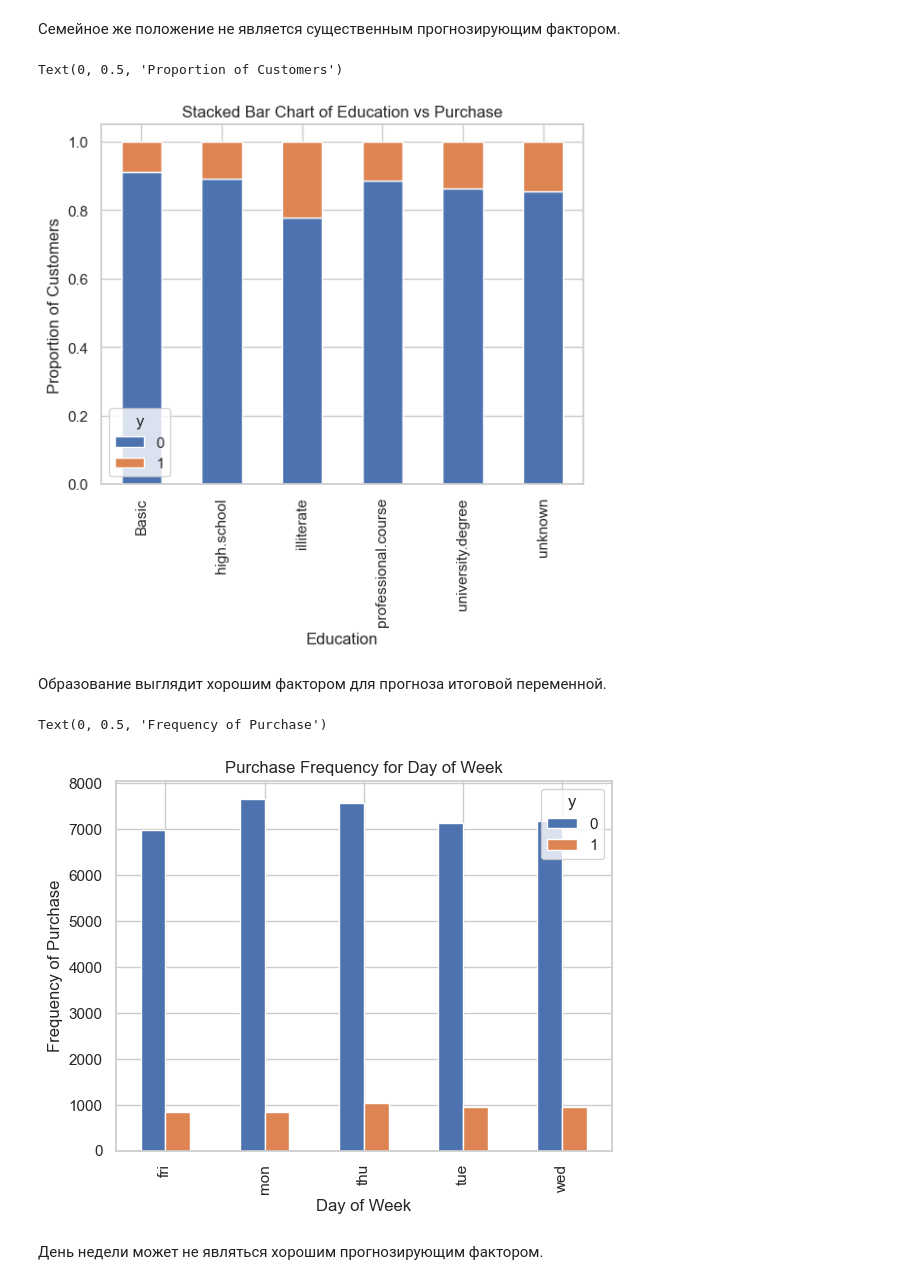
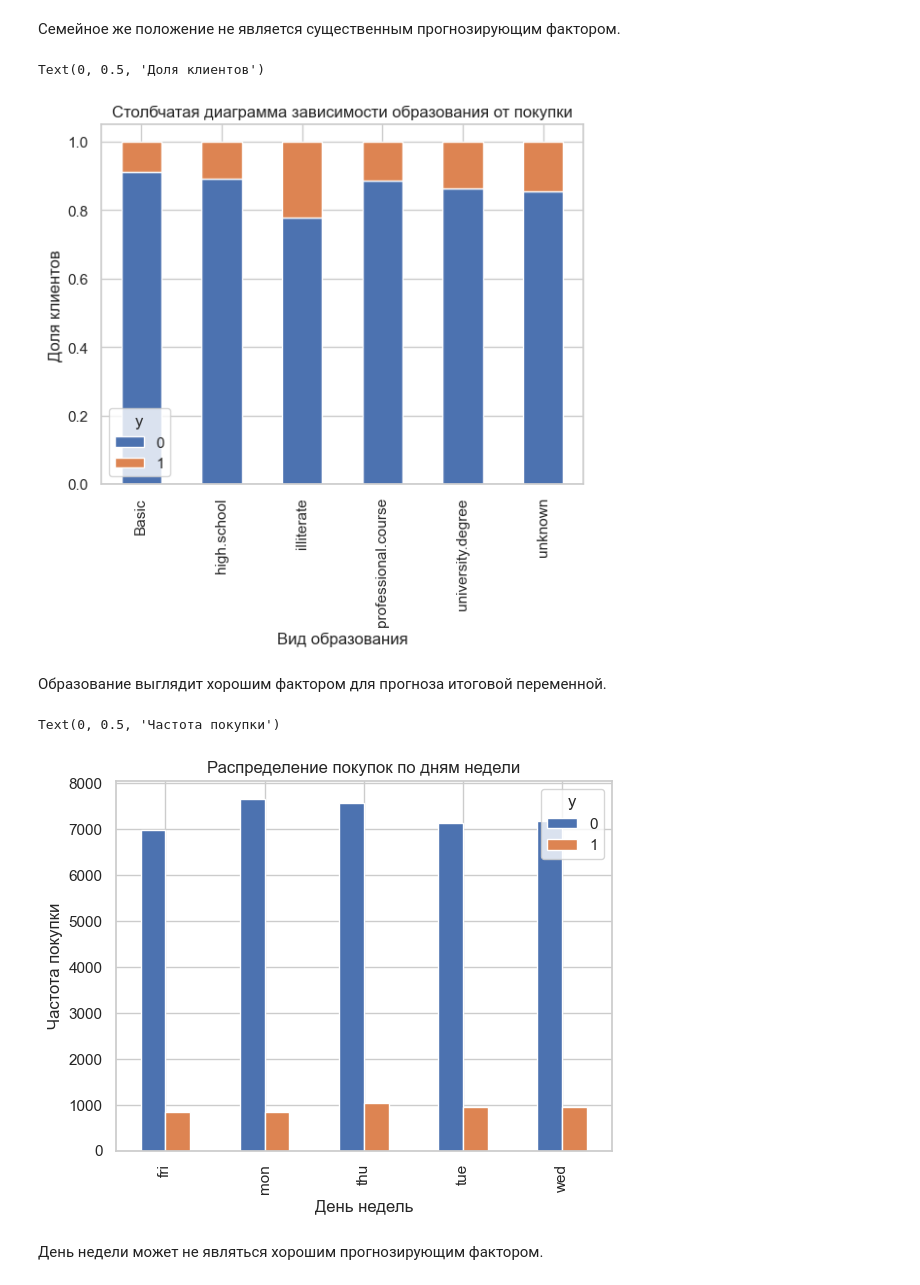
Before and after one commit to RusAl84/IntroML, a Jupyter notebook: Logistic Regression balanced.ipynb, the cells around one changed output. Saved outputs shown, nothing was run; the diff lists cells and outputs as text; code cells hidden in the pictures.

```diff
--- a/Logistic Regression balanced.ipynb
+++ b/Logistic Regression balanced.ipynb
@@ -224,22 +230,22 @@ Text(0, 0.5, 'Proportion of Customers')
 # %%
 table=pd.crosstab(data.education,data.y)
 table.div(table.sum(1).astype(float), axis=0).plot(kind='bar', stacked=True)
-plt.title('Stacked Bar Chart of Education vs Purchase')
-plt.xlabel('Education')
-plt.ylabel('Proportion of Customers')
+plt.title('Столбчатая диаграмма зависимости образования от покупки')
+plt.xlabel('Вид образования')
+plt.ylabel('Доля клиентов')
 # %% [output]
-Text(0, 0.5, 'Proportion of Customers')
+Text(0, 0.5, 'Доля клиентов')
-[figure, old version]
+[figure, new version]
 # %% [markdown]
 Образование выглядит хорошим фактором для прогноза итоговой переменной.
 # %%
 pd.crosstab(data.day_of_week,data.y).plot(kind='bar')
-plt.title('Purchase Frequency for Day of Week')
-plt.xlabel('Day of Week')
-plt.ylabel('Frequency of Purchase')
+plt.title('Распределение покупок по дням недели')
+plt.xlabel('День недель')
+plt.ylabel('Частота покупки')
 # %% [output]
-Text(0, 0.5, 'Frequency of Purchase')
+Text(0, 0.5, 'Частота покупки')
-[figure, old version]
+[figure, new version]
 # %% [markdown]
 День недели может не являться хорошим прогнозирующим фактором.
 # %%
```
Also changed, not shown: parts of 20 cells of this notebook.
